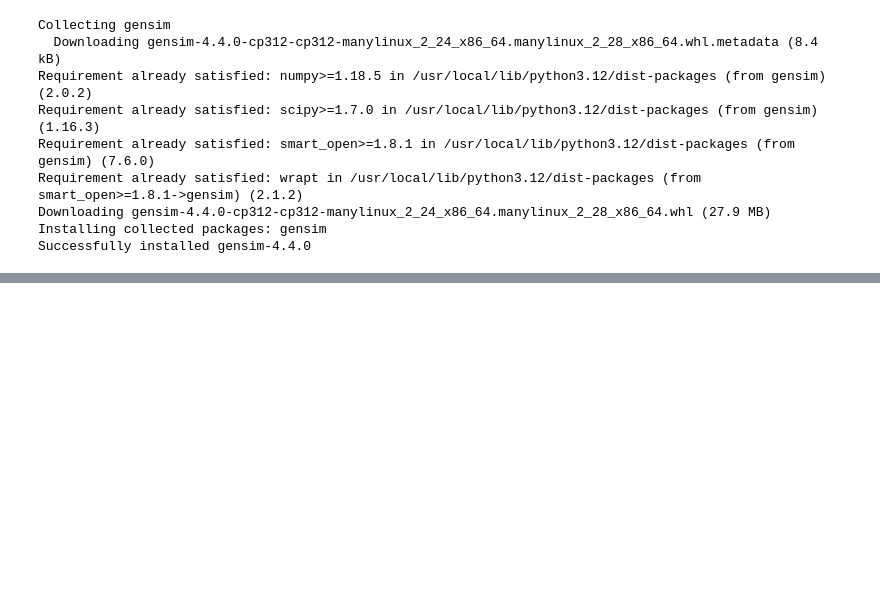
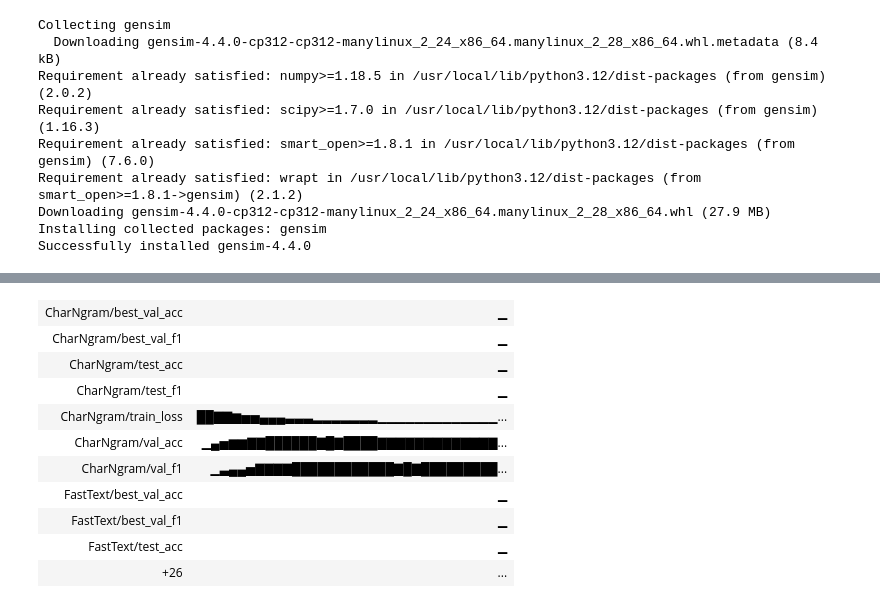
Before and after one commit to belinatom/NALAPROJECT, a Jupyter notebook: nlp_task1.ipynb, the cells around one changed output, grey strips where cells are left out. Drawn from its saved outputs; the diff is of its cells as text; code cells hidden in the pictures; blank space fills up the shorter version.

```diff
--- a/nlp_task1.ipynb
+++ b/nlp_task1.ipynb
@@ -408,0 +354,85 @@ Char-NGrams  0.266667  0.238784  0.214427  0.206837
+# %%
+# Cell 10 — Log everything to W&B, Aim, and MLflow
+
+
+CONFIG = {
+    'task': 'Task 1',
+    'optimizer': 'Adam', 'lr': 0.001, 'batch_size': 32,
+    'hidden_size': 128, 'epochs': 50, 'num_classes': num_classes,
+    'train_size': len(x_train), 'val_size': len(x_val), 'test_size': len(x_test)
+}
+
+# ── Setup ────────────────────────────────────────────────────
+os.makedirs('/content/.aim',   exist_ok=True)
+os.makedirs('/content/mlruns', exist_ok=True)
+mlflow.set_tracking_uri('file:///content/mlruns')
+
+wandb_key = getpass('Paste W&B API key (wandb.ai/authorize): ')
+wandb.login(key=wandb_key)
+
+# ── 1. Weights & Biases ──────────────────────────────────────
+wandb.init(project='nalapro-swahili', name='task1-static-embeddings',
+           config=CONFIG, reinit=True)
+for res in all_results:
+    h = res['history']
+    for i, ep in enumerate(h['epoch']):
+        wandb.log({
+            f"{res['tag']}/train_loss": h['train_loss'][i],
+            f"{res['tag']}/val_acc":    h['val_acc'][i],
+            f"{res['tag']}/val_f1":     h['val_f1'][i],
+            'epoch': ep
+        })
+    wandb.log({
+        f"{res['tag']}/test_acc":     res['test_acc'],
+        f"{res['tag']}/test_f1":      res['test_f1'],
+        f"{res['tag']}/best_val_acc": res['val_acc'],
+        f"{res['tag']}/best_val_f1":  res['val_f1']
+    })
+    art = wandb.Artifact(f"model-{res['tag']}", type='model')
+    art.add_file(res['model_path']); wandb.log_artifact(art)
+
+wandb.log({'task1_summary': wandb.Table(dataframe=results_df)})
+wandb.log({'task1_chart':   wandb.Image('/content/task1_results.png')})
+wandb_url = wandb.run.url
+wandb.finish()
+
+# ── 2. Aim ────────────────────────────────────────────────────
+aim_run = aim.Run(experiment='nalapro-task1', repo='/content/.aim')
+aim_run['hparams'] = CONFIG
+for res in all_results:
+    h = res['history']
+    for i, ep in enumerate(h['epoch']):
+        aim_run.track(h['train_loss'][i], name='train_loss', epoch=ep, context={'method': res['tag']})
+        aim_run.track(h['val_acc'][i],    name='val_acc',    epoch=ep, context={'method': res['tag']})
+        aim_run.track(h['val_f1'][i],     name='val_f1',     epoch=ep, context={'method': res['tag']})
+    aim_run.track(res['test_acc'], name='test_acc', context={'method': res['tag']})
+    aim_run.track(res['test_f1'],  name='test_f1',  context={'method': res['tag']})
+aim_run.close()
+
+# ── 3. MLflow ────────────────────────────────────────────────
+mlflow.set_experiment('nalapro-task1-static')
+for res in all_results:
+    with mlflow.start_run(run_name=f"task1-{res['tag']}"):
+        mlflow.log_params({**CONFIG, 'method': res['tag']})
+        h = res['history']
+        for i, ep in enumerate(h['epoch']):
+            mlflow.log_metric('train_loss', h['train_loss'][i], step=ep)
+            mlflow.log_metric('val_acc',    h['val_acc'][i],    step=ep)
+            mlflow.log_metric('val_f1',     h['val_f1'][i],     step=ep)
+        mlflow.log_metric('test_acc',     res['test_acc'])
+        mlflow.log_metric('test_f1',      res['test_f1'])
+        mlflow.log_metric('best_val_acc', res['val_acc'])
+        mlflow.log_metric('best_val_f1',  res['val_f1'])
+        mlflow.log_artifact(res['model_path'])
+
+with mlflow.start_run(run_name='task1-summary'):
+    mlflow.log_artifact('/content/task1_results.csv')
+    mlflow.log_artifact('/content/task1_results.png')
+
+print('\n' + '='*60)
+print('✓ ALL TRACKING COMPLETE')
+print('='*60)
+print(f'W&B:    {wandb_url}')
+print('Aim:    Run  !aim up --repo /content/.aim')
+print('MLflow: Run  !mlflow ui --backend-store-uri /content/mlruns')
+# %% [output]
@@ -408,0 +452,11 @@ Char-NGrams  0.266667  0.238784  0.214427  0.206837
+| CharNgram/best_val_acc | ▁ |
+| CharNgram/best_val_f1 | ▁ |
+| CharNgram/test_acc | ▁ |
+| CharNgram/test_f1 | ▁ |
+| CharNgram/train_loss | ██▇▇▆▅▅▄▄▄▃▃▃▂▂▂▂▂▂▂▁▁▁▁▁▁▁▁▁▁▁▁▁... |
+| CharNgram/val_acc | ▁▄▅▆▆▇▇██████▇█▇████▇▇▇▇▇▇▇▇▇▇▇▇▇... |
+| CharNgram/val_f1 | ▁▃▄▄▅▇▇▇▇████████████▇█▇█████████... |
+| FastText/best_val_acc | ▁ |
+| FastText/best_val_f1 | ▁ |
+| FastText/test_acc | ▁ |
+| +26 | ... |
```
Also changed, not shown: parts of 21 cells of this notebook.
